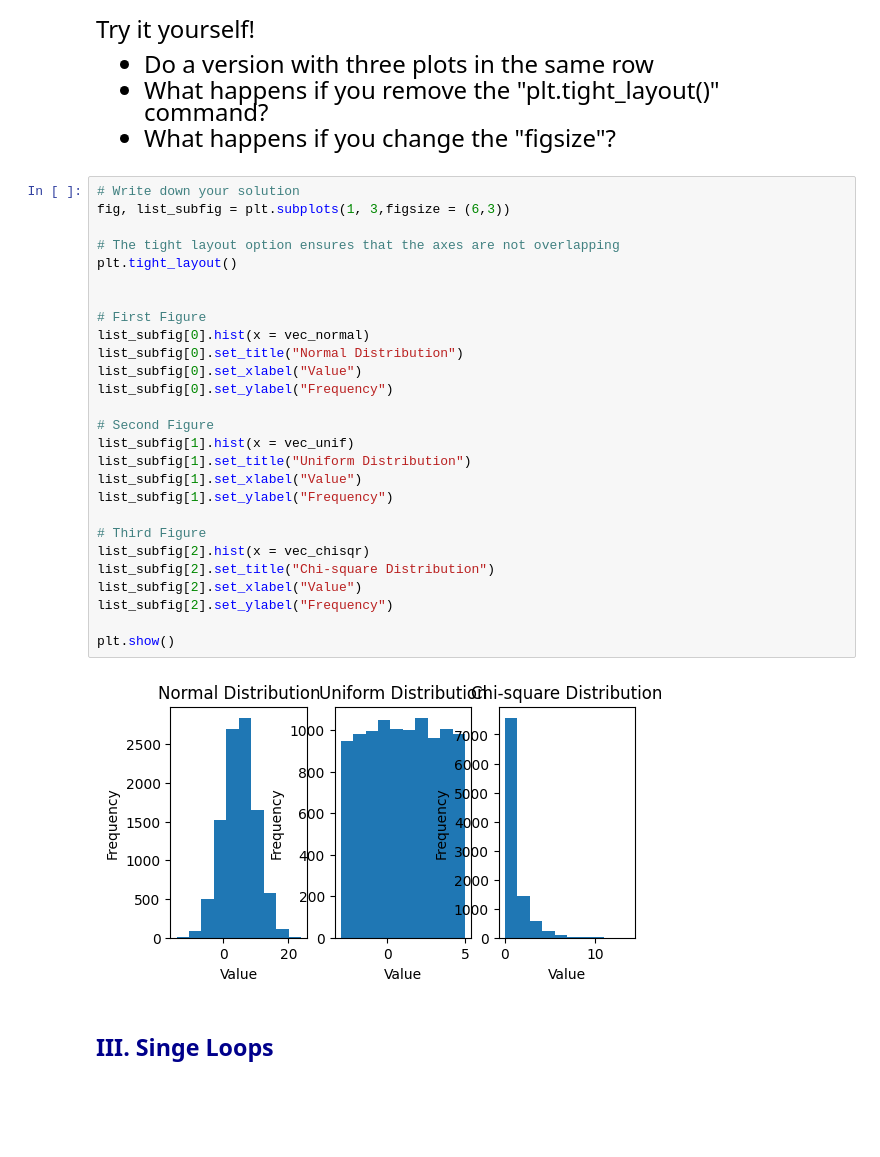
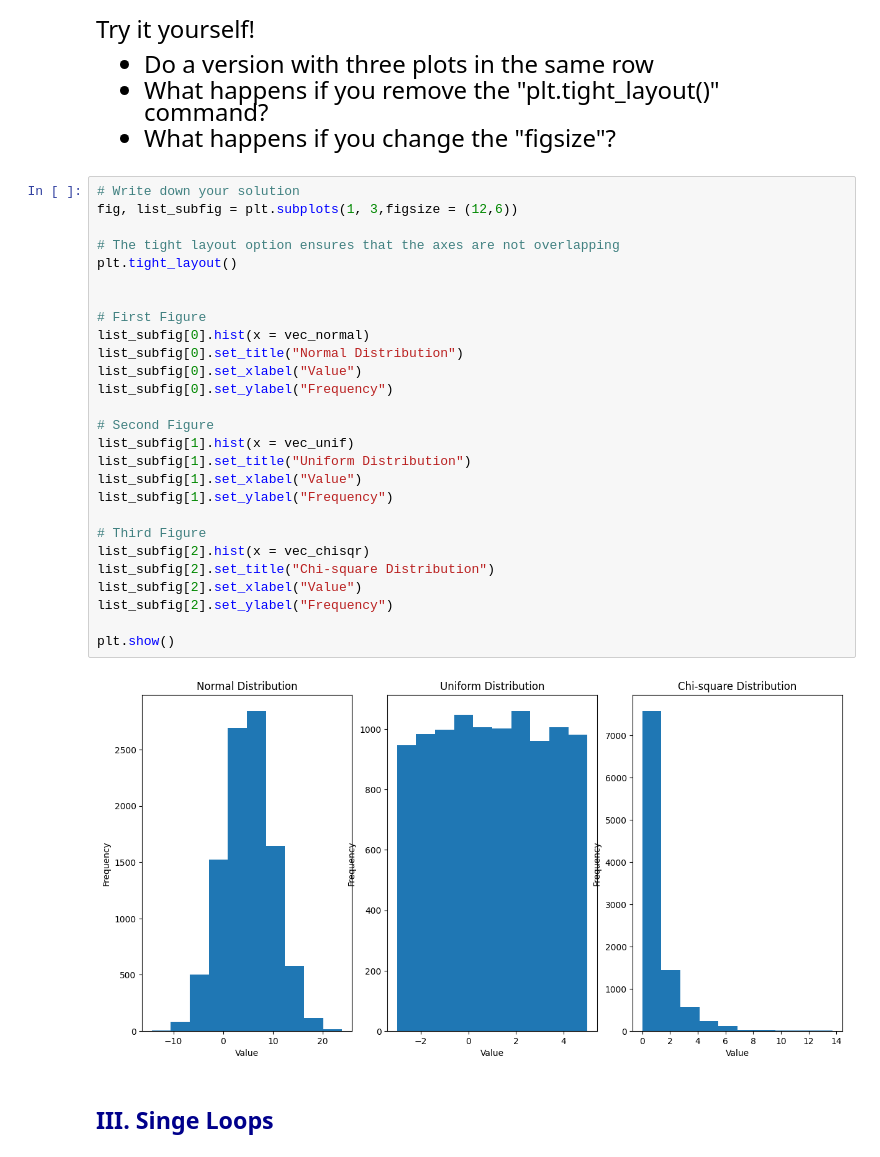
Before and after one commit to l0301lee/qtm151spring2023, a Jupyter notebook: Lecture 06/Lecture 6 (personal notes).ipynb, the cells around one changed output. Saved outputs shown, nothing was run; the diff lists cells and outputs as text; blank space fills up the shorter version.

```diff
--- a/Lecture 06/Lecture 6 (personal notes).ipynb
+++ b/Lecture 06/Lecture 6 (personal notes).ipynb
@@ -108,33 +108,33 @@ Try it yourself!
 - What happens if you change the "figsize"?
 # %%
 # Write down your solution
-fig, list_subfig = plt.subplots(1, 3,figsize = (6,3))
+fig, list_subfig = plt.subplots(1, 3,figsize = (12,6))
 
 # The tight layout option ensures that the axes are not overlapping
 plt.tight_layout()
 
 
 # First Figure
 list_subfig[0].hist(x = vec_normal)
 list_subfig[0].set_title("Normal Distribution")
 list_subfig[0].set_xlabel("Value")
 list_subfig[0].set_ylabel("Frequency")
 
 # Second Figure
 list_subfig[1].hist(x = vec_unif)
 list_subfig[1].set_title("Uniform Distribution")
 list_subfig[1].set_xlabel("Value")
 list_subfig[1].set_ylabel("Frequency")
 
 # Third Figure
 list_subfig[2].hist(x = vec_chisqr)
 list_subfig[2].set_title("Chi-square Distribution")
 list_subfig[2].set_xlabel("Value")
 list_subfig[2].set_ylabel("Frequency")
 
 plt.show()
 # %% [output]
-[figure, old version]
+[figure, new version]
 # %% [markdown]
 ## <span style="color:darkblue"> III. Singe Loops </span>
 # %% [markdown]
```
Also changed, not shown: parts of 7 cells of this notebook, 1 other file.
